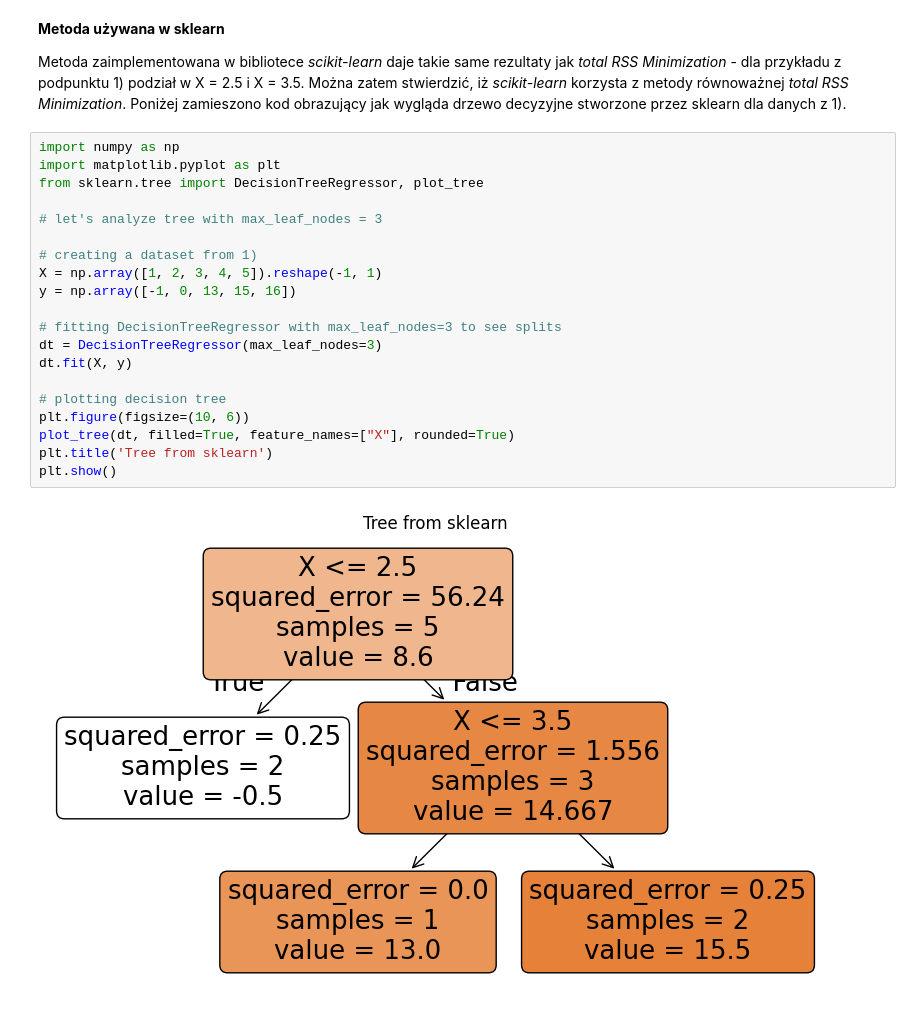
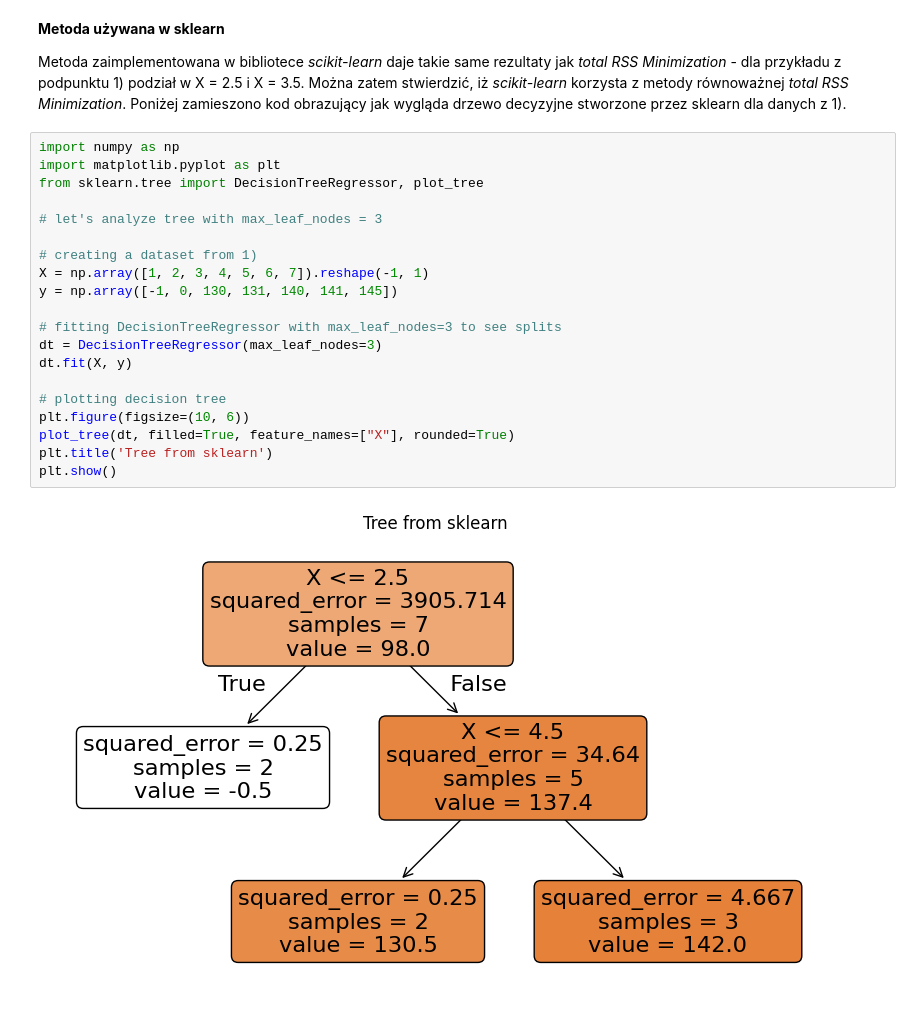
Before and after one commit to MichalSlowakiewicz/Machine-Learning, a Jupyter notebook: Homework6.ipynb, the cells around one changed output. Cells and saved outputs as stored; diff of their text form.

```diff
--- a/Homework6.ipynb
+++ b/Homework6.ipynb
@@ -118,22 +118,22 @@ Metoda zaimplementowana w bibliotece *scikit-learn* daje takie same rezultaty ja
 # %%
 import numpy as np
 import matplotlib.pyplot as plt
 from sklearn.tree import DecisionTreeRegressor, plot_tree
 
 # let's analyze tree with max_leaf_nodes = 3
 
 # creating a dataset from 1)
-X = np.array([1, 2, 3, 4, 5]).reshape(-1, 1)
-y = np.array([-1, 0, 13, 15, 16])
+X = np.array([1, 2, 3, 4, 5, 6, 7]).reshape(-1, 1)
+y = np.array([-1, 0, 130, 131, 140, 141, 145])
 
 # fitting DecisionTreeRegressor with max_leaf_nodes=3 to see splits
 dt = DecisionTreeRegressor(max_leaf_nodes=3)
 dt.fit(X, y)
 
 # plotting decision tree
 plt.figure(figsize=(10, 6))
 plot_tree(dt, filled=True, feature_names=["X"], rounded=True)
 plt.title('Tree from sklearn')
 plt.show()
 # %% [output]
-[figure, old version]
+[figure, new version]
```
Also changed, not shown: parts of 1 cell of this notebook.
